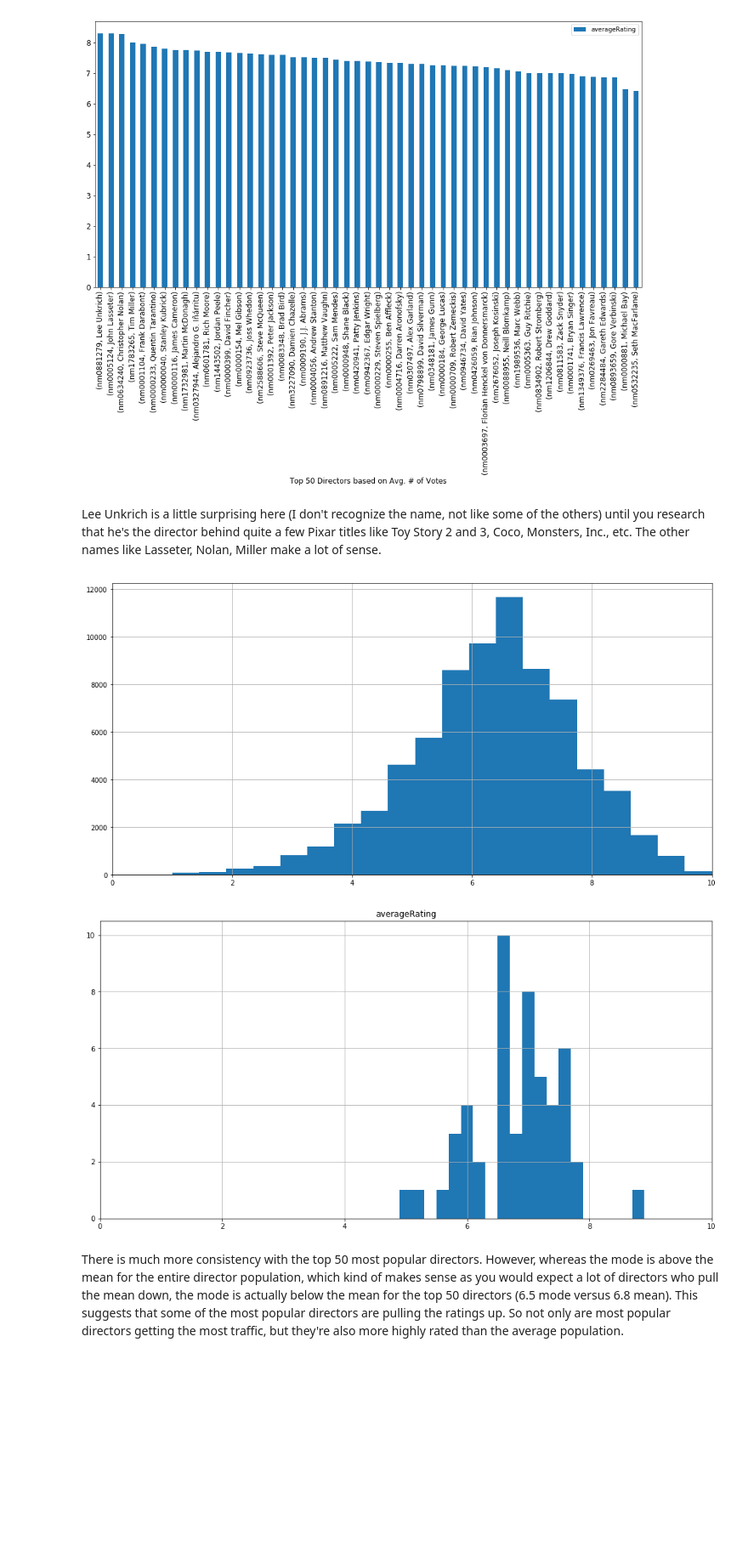
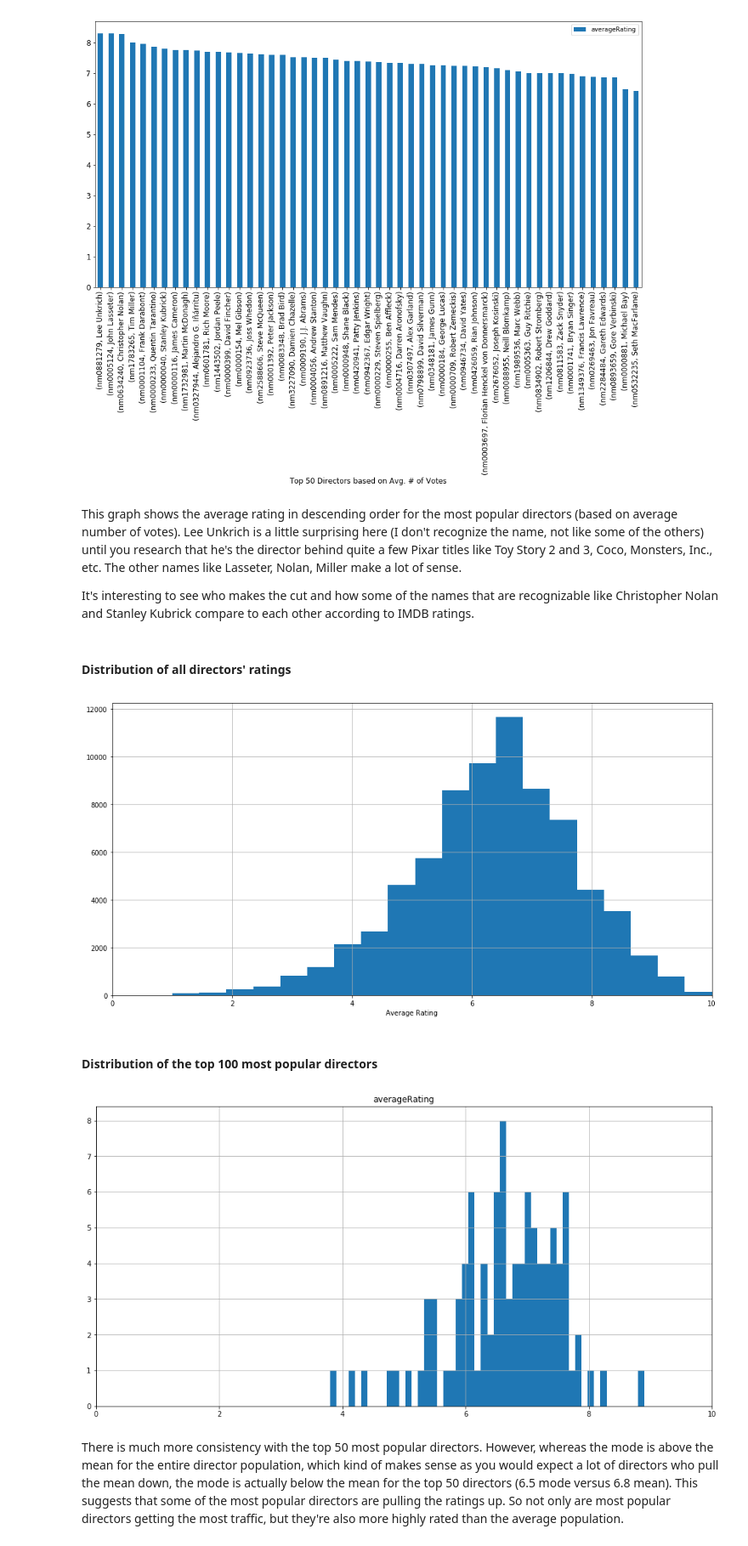
Before and after one commit to kylemcorliss/Thinkful, a Jupyter notebook: Fundamentals_Capstone/Capstone_IMDB_ratings.ipynb, the cells around one changed output. Shown at 85% size. Saved outputs shown, nothing was run; the diff lists cells and outputs as text; code cells hidden in the pictures; blank space fills up the shorter version.

```diff
--- a/Fundamentals_Capstone/Capstone_IMDB_ratings.ipynb
+++ b/Fundamentals_Capstone/Capstone_IMDB_ratings.ipynb
@@ -266,21 +269,28 @@ bar_graph(df_dir_ratings_top50, y='averageRating', x_label ='Top 50 Directors ba
 # %% [output]
 [figure]
 # %% [markdown]
-Lee Unkrich is a little surprising here (I don't recognize the name, not like some of the others) until you research that he's the director behind quite a few Pixar titles like Toy Story 2 and 3, Coco, Monsters, Inc., etc. The other names like Lasseter, Nolan, Miller make a lot of sense.
+This graph shows the average rating in descending order for the most popular directors (based on average number of votes). Lee Unkrich is a little surprising here (I don't recognize the name, not like some of the others) until you research that he's the director behind quite a few Pixar titles like Toy Story 2 and 3, Coco, Monsters, Inc., etc. The other names like Lasseter, Nolan, Miller make a lot of sense.
+
+It's interesting to see who makes the cut and how some of the names that are recognizable like Christopher Nolan and Stanley Kubrick compare to each other according to IMDB ratings.
+# %% [markdown]
+#### Distribution of all directors' ratings
 # %%
 # distribution of directors by average rating
 df_dir_ratings_2 = df_dir.groupby(['directors','primaryName'], as_index=False).mean()
 df_dir_ratings_2['averageRating'].hist(bins=20,figsize=(16,8))
 plt.xlim(xmin=0, xmax=10)
+plt.xlabel('Average Rating')
 plt.show()
 # %% [output]
-[figure, old version]
+[figure, new version]
+# %% [markdown]
+#### Distribution of the top 100 most popular directors
 # %%
-#distribution of top 50 directors
-a_top50 = df_dir_ratings_2[:51].hist('averageRating', bins=20, figsize=(16,8))
+#distribution of top 100 directors
+a_top50 = df_dir_ratings_2[:101].hist('averageRating', bins=50, figsize=(16,8))
 plt.xlim(xmin=0, xmax=10)
 plt.show()
 # %% [output]
-[figure, old version]
+[figure, new version]
 # %% [markdown]
 There is much more consistency with the top 50 most popular directors. However, whereas the mode is above the mean for the entire director population, which kind of makes sense as you would expect a lot of directors who pull the mean down, the mode is actually below the mean for the top 50 directors (6.5 mode versus 6.8 mean). This suggests that some of the most popular directors are pulling the ratings up. So not only are most popular directors getting the most traffic, but they're also more highly rated than the average population.
```
Also changed, not shown: parts of 47 cells of this notebook.
